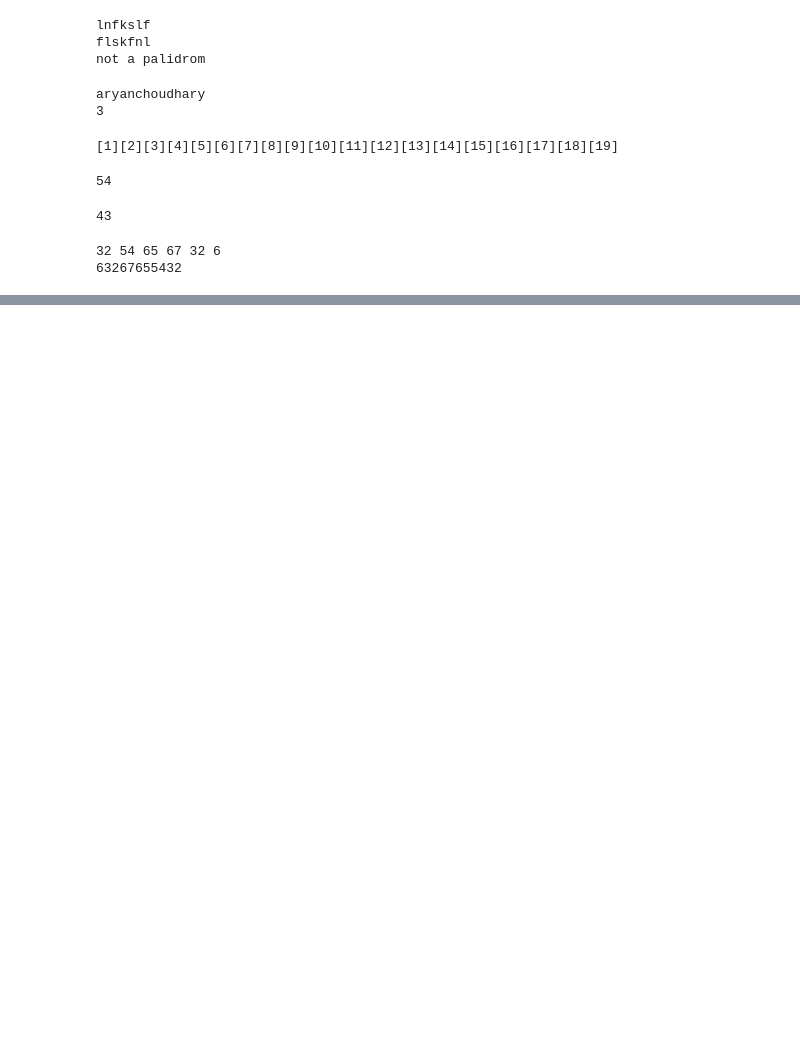
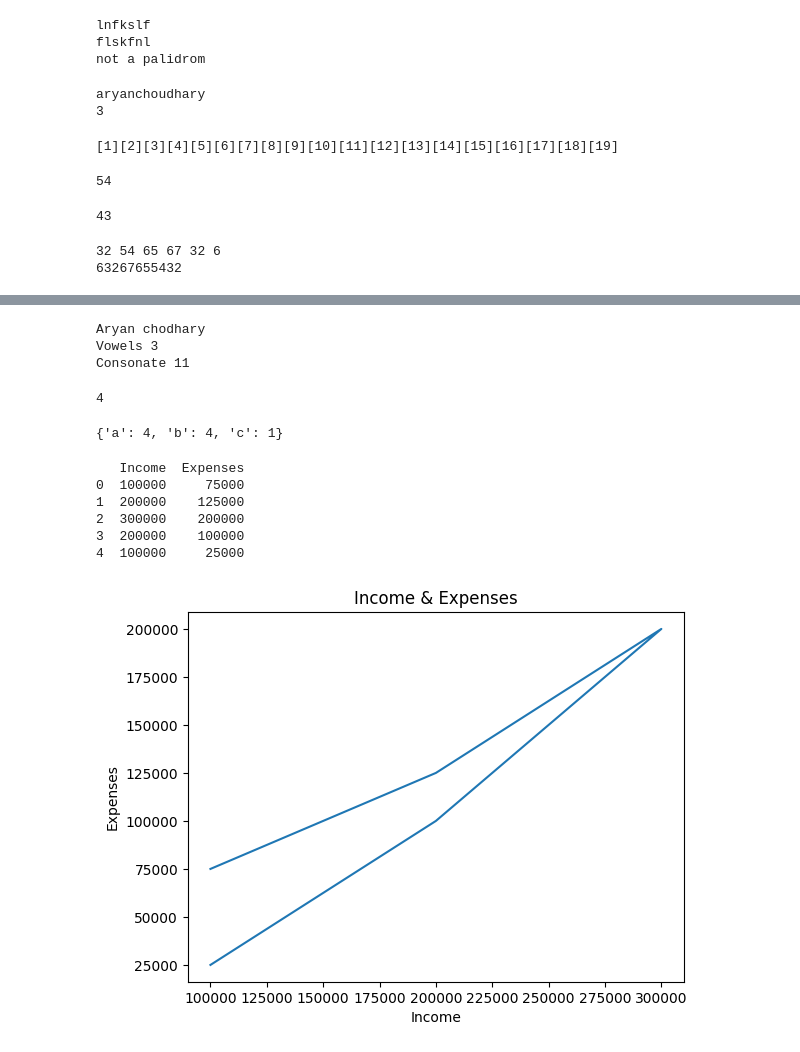
Before and after one commit to archoudhary698-stack/DocuMind-AI, a Jupyter notebook: Untitled3.ipynb, the cells around one changed output, grey strips where cells are left out. Saved outputs shown, nothing was run; the diff lists cells and outputs as text; code cells hidden in the pictures; blank space fills up the shorter version.

```diff
--- a/Untitled3.ipynb
+++ b/Untitled3.ipynb
@@ -194,0 +255,23 @@ print(revers)
+# %%
+a = list(input())
+vowels = 0
+consonates = 0
+
+for i in a :
+  if i in "aioue":
+    vowels += 1
+  else :
+    consonates += 1
+
+print("Vowels",vowels)
+print("Consonate",consonates)
+# %% [output]
+Aryan chodhary
+Vowels 3
+Consonate 11
+# %%
+a = "My Name Is Aryan"
+words = a.split()
+print(len(words))
+# %% [output]
+4
@@ -194,0 +281,33 @@ print(revers)
+# %%
+a = 'aabbcbbaa'
+freq = {}
+
+for i in a :
+  freq[i] = freq.get(i, 0) +
+print(freq)
+# %% [output]
+{'a': 4, 'b': 4, 'c': 1}
+# %%
+import pandas as pd
+import matplotlib.pyplot as plt
+
+data = {
+    "Income" : [100000,200000,300000,200000,100000],
+    "Expenses" : [75000,125000,200000,100000,25000]
+}
+df = pd.DataFrame(data)
+print(df)
+
+plt.plot(df["Income"],df["Expenses"])
+plt.xlabel("Income")
+plt.ylabel("Expenses")
+plt.title("Income & Expenses")
+plt.show()
+# %% [output]
+   Income  Expenses
+0  100000     75000
+1  200000    125000
+2  300000    200000
+3  200000    100000
+4  100000     25000
+[figure, added]
```
Also changed, not shown: parts of 5 cells of this notebook.
